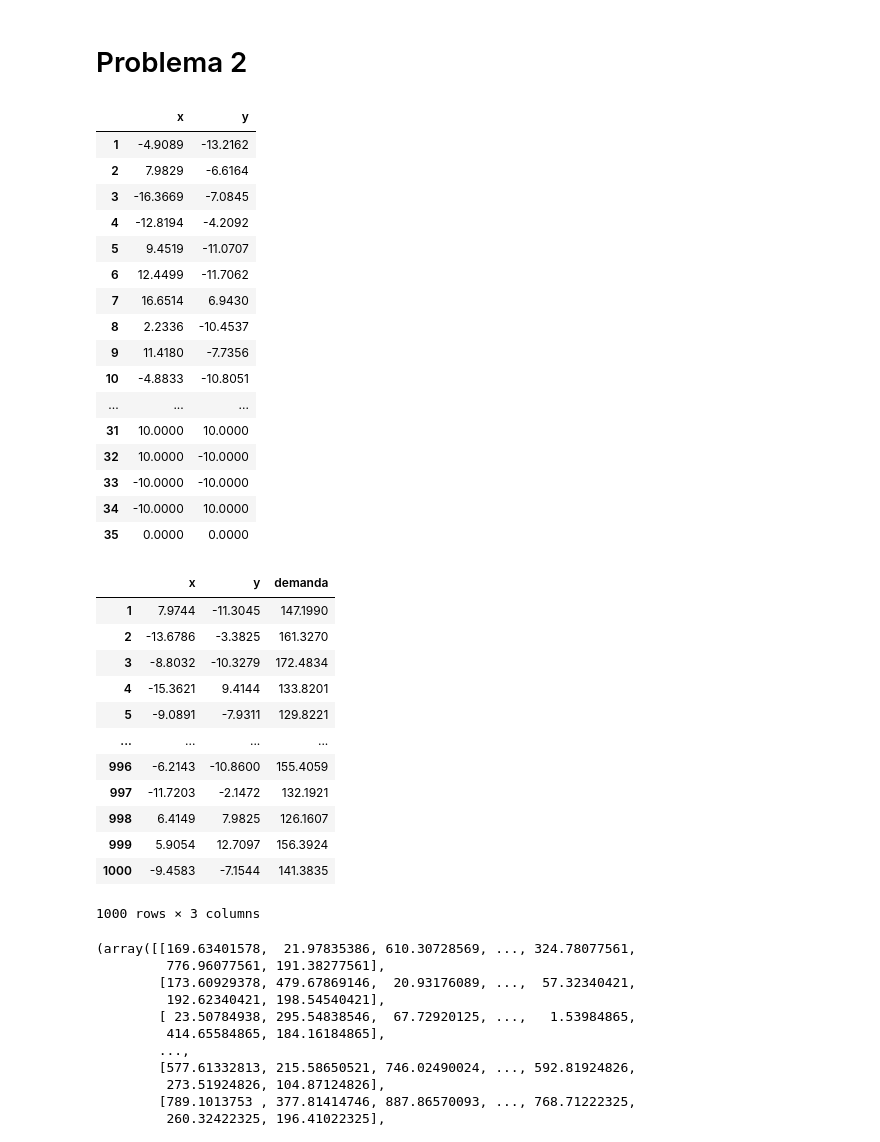
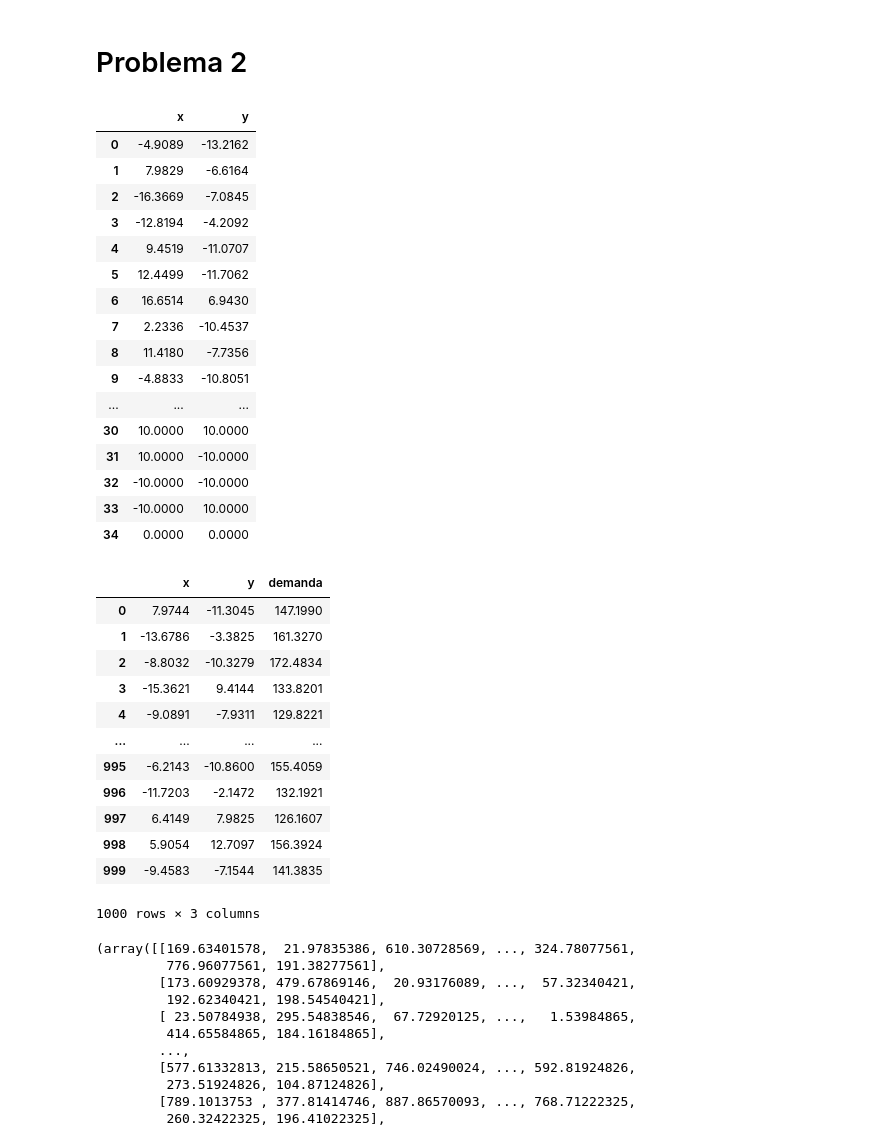
Before and after one commit to Mario-Rivera-A/Tarea1_GOA, a Jupyter notebook: tarea1.ipynb, the cells around one changed output. Cells and saved outputs as stored; diff of their text form; code cells hidden in the pictures.

```diff
--- a/tarea1.ipynb
+++ b/tarea1.ipynb
@@ -384,51 +384,50 @@ for i in range(0,100):
 # Problema 2
 # %%
 data_centros = pd.read_csv('cd2.csv', sep=';')
-data_centros.index = range(1, len(data_centros) + 1)
+#display(data_centros)
 
 for i in range(len(data_centros)):
     for j in range(len(data_centros.columns)):
         valor = data_centros.iloc[i,j]
         valor = valor.replace(",",".")
         data_centros.iloc[i,j] = valor
 data_centros = data_centros.applymap(float)
 
 # data = data.iloc[0:100]
 display(data_centros)
 
 data_clientes = data
-data_clientes.index = range(1, len(data_clientes) + 1)
 display(data_clientes)
 # %% [output]
 |  | x | y |
-| 1 | -4.9089 | -13.2162 |
-| 2 | 7.9829 | -6.6164 |
-| 3 | -16.3669 | -7.0845 |
-| 4 | -12.8194 | -4.2092 |
-| 5 | 9.4519 | -11.0707 |
-| 6 | 12.4499 | -11.7062 |
-| 7 | 16.6514 | 6.9430 |
-| 8 | 2.2336 | -10.4537 |
-| 9 | 11.4180 | -7.7356 |
-| 10 | -4.8833 | -10.8051 |
+| 0 | -4.9089 | -13.2162 |
+| 1 | 7.9829 | -6.6164 |
+| 2 | -16.3669 | -7.0845 |
+| 3 | -12.8194 | -4.2092 |
+| 4 | 9.4519 | -11.0707 |
+| 5 | 12.4499 | -11.7062 |
+| 6 | 16.6514 | 6.9430 |
+| 7 | 2.2336 | -10.4537 |
+| 8 | 11.4180 | -7.7356 |
+| 9 | -4.8833 | -10.8051 |
 | ... | ... | ... |
-| 31 | 10.0000 | 10.0000 |
-| 32 | 10.0000 | -10.0000 |
-| 33 | -10.0000 | -10.0000 |
-| 34 | -10.0000 | 10.0000 |
-| 35 | 0.0000 | 0.0000 |
+| 30 | 10.0000 | 10.0000 |
+| 31 | 10.0000 | -10.0000 |
+| 32 | -10.0000 | -10.0000 |
+| 33 | -10.0000 | 10.0000 |
+| 34 | 0.0000 | 0.0000 |
 |  | x | y | demanda |
-| 1 | 7.9744 | -11.3045 | 147.1990 |
-| 2 | -13.6786 | -3.3825 | 161.3270 |
-| 3 | -8.8032 | -10.3279 | 172.4834 |
-| 4 | -15.3621 | 9.4144 | 133.8201 |
-| 5 | -9.0891 | -7.9311 | 129.8221 |
+| 0 | 7.9744 | -11.3045 | 147.1990 |
+| 1 | -13.6786 | -3.3825 | 161.3270 |
+| 2 | -8.8032 | -10.3279 | 172.4834 |
+| 3 | -15.3621 | 9.4144 | 133.8201 |
+| 4 | -9.0891 | -7.9311 | 129.8221 |
 | ... | ... | ... | ... |
-| 996 | -6.2143 | -10.8600 | 155.4059 |
-| 997 | -11.7203 | -2.1472 | 132.1921 |
-| 998 | 6.4149 | 7.9825 | 126.1607 |
-| 999 | 5.9054 | 12.7097 | 156.3924 |
-| 1000 | -9.4583 | -7.1544 | 141.3835 |
+| 995 | -6.2143 | -10.8600 | 155.4059 |
+| 996 | -11.7203 | -2.1472 | 132.1921 |
+| 997 | 6.4149 | 7.9825 | 126.1607 |
+| 998 | 5.9054 | 12.7097 | 156.3924 |
+| 999 | -9.4583 | -7.1544 | 141.3835 |
 1000 rows × 3 columns
 # %%
 n = len(data_clientes)
```
Also changed, not shown: parts of 9 cells of this notebook.
